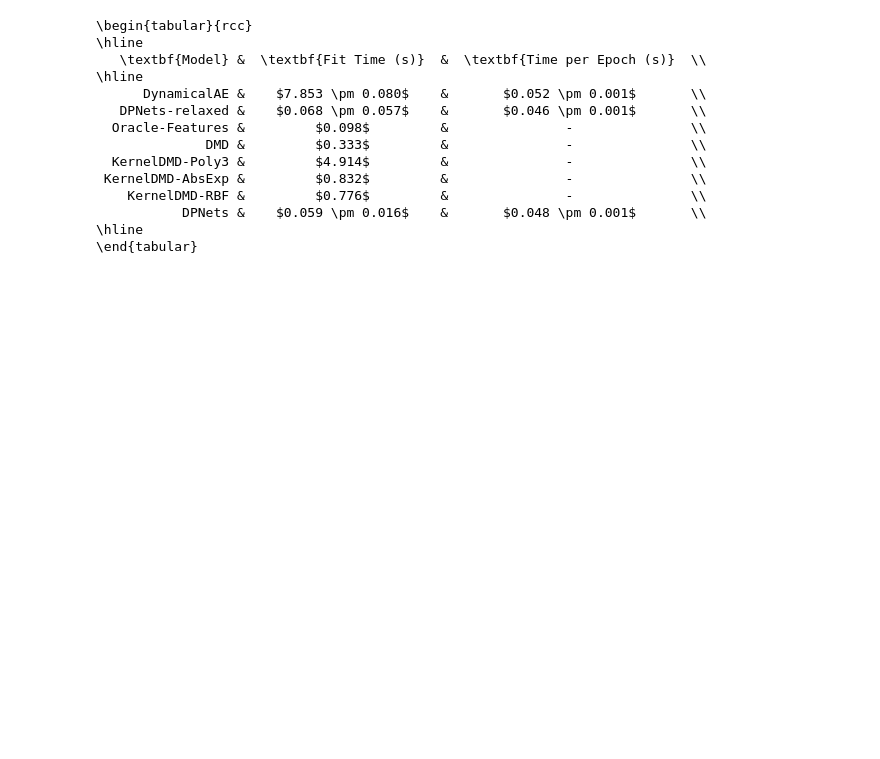
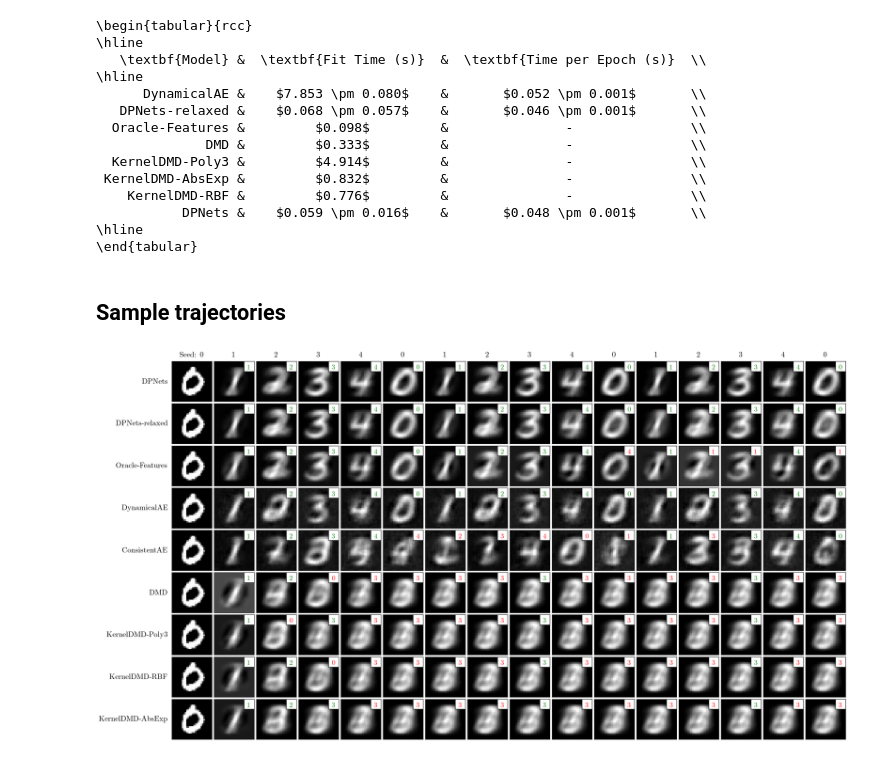
Before and after one commit to pietronvll/DPNets, a Jupyter notebook: ordered_MNIST/figures.ipynb, the cells around one changed output. Drawn from its saved outputs; the diff is of its cells as text; code cells hidden in the pictures; blank space fills up the shorter version.

Commit message:
Added qualitative plot

```diff
--- a/ordered_MNIST/figures.ipynb
+++ b/ordered_MNIST/figures.ipynb
@@ -4,6 +4,7 @@ import pickle
 from pathlib import Path
 import matplotlib.pyplot as plt
 import scienceplots
+from datasets import load_from_disk
 plt.style.use(['science', 'std-colors'])
 plt.rcParams['figure.dpi'] = 200
 plt.rcParams['font.size'] = 8
@@ -14,6 +15,11 @@ from copy import deepcopy
 import numpy as np
 import ml_confs
 configs = ml_confs.from_file('configs.yaml', register_jax_pytree=False)
+ordered_MNIST = load_from_disk('data/')
+# Creating a copy of the dataset in numpy format
+np_ordered_MNIST = ordered_MNIST.with_format(
+    type="numpy", columns=["image", "label"]
+)
 configs.tabulate()
 # %% [output]
 ┏━━━━━━━━━━━━━━━┳━━━━━━━┳━━━━━━━┓
@@ -163,3 +169,64 @@ print(tabulate(table_records, headers=headers, tablefmt="latex_raw", colalign=("
            DPNets &    $0.059 \pm 0.016$    &       $0.048 \pm 0.001$       \\
 \hline
 \end{tabular}
+# %% [markdown]
+## Sample trajectories
+# %%
+n_models = len(reports)
+num_cols = configs.eval_up_to_t + 1
+times = list(range(1, num_cols))
+fig, axes = plt.subplots(n_models, num_cols, figsize=(num_cols, n_models), sharex=True, sharey=True)
+
+ax_settings = {'xticks': [], 'yticks': [], 'facecolor': 'white'}
+
+test_seed_idx = 0
+# Remove margins between columns
+plt.subplots_adjust(wspace=0)
+row_idx = 0
+for model_name in ordered_models:
+    if model_name not in reports:
+        continue
+    ax = axes[row_idx, 0]
+    #Display seed
+    ax.imshow(np_ordered_MNIST['test']['image'][test_seed_idx], cmap='gray')
+    # Remove axes and ticks
+    ax.set(**ax_settings)
+    model_eval = reports[model_name]
+    for t_idx in range(num_cols - 1):
+        pred_label = model_eval['label'][t_idx][test_seed_idx]
+        true_label = (np_ordered_MNIST['test']['label'][test_seed_idx] + times[t_idx])%configs.classes
+        img = model_eval['image'][t_idx][test_seed_idx]
+        # Set subplot for the current class
+        ax = axes[row_idx, t_idx + 1]
+        # Plot the MNIST image
+        ax.imshow(img, cmap='gray')
+        # Remove axes and ticks
+        ax.set(**ax_settings)
+        # Add an inset for the predicted label in the upper right corner
+        if pred_label == true_label:
+            color = 'green'
+        else:
+            color = 'red'
+        inset_ax = ax.inset_axes([0.75, 0.75, 0.25, 0.25])
+        inset_ax.set_xlim(0, 1)
+        inset_ax.set_ylim(0, 1)
+        inset_ax.text(0.5, 0.4, f"{pred_label}" , color=color, fontsize=9, ha='center', va='center')
+        inset_ax.set_xticks([])
+        inset_ax.set_yticks([])
+        #inset_ax.axis('off')
+        inset_ax.set_facecolor('white')
+    ax.text(-0.1, 0.5, model_name, fontsize=10, ha='right', va='center', transform=axes[row_idx, 0].transAxes)
+    row_idx += 1
+
+for class_idx in range(num_cols):
+    title = (np_ordered_MNIST['test']['label'][test_seed_idx] + class_idx)%configs.classes
+    if class_idx == 0:
+        axes[0, class_idx].set_title(f"Seed: {title}", fontsize=10)
+    else:
+        axes[0, class_idx].set_title(f"{title}", fontsize=10)
+#Remove hspace
+plt.subplots_adjust(hspace=0.05)
+plt.show()
+fig.savefig('figures/qualitative.png')
+# %% [output]
+[figure, added]
```
Also changed, not shown: 1 other file.
